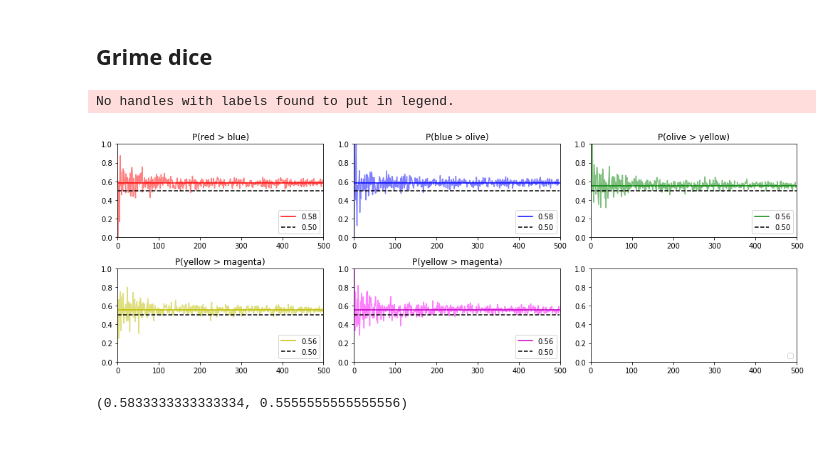
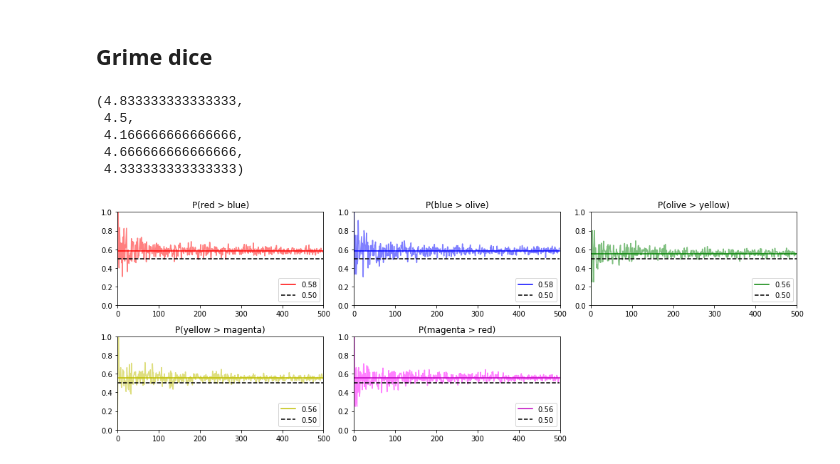
Before and after one commit to jsdiazpo/Nontransitive-Dice, a Jupyter notebook: Nontransitive-dice.ipynb, the cells around one changed output. Cells and saved outputs as stored; diff of their text form; code cells hidden in the pictures.

```diff
--- a/Nontransitive-dice.ipynb
+++ b/Nontransitive-dice.ipynb
@@ -111,6 +111,23 @@ die_blue = {1: 2, 2: 2, 3: 2, 4: 7, 5: 7, 6: 7}
 die_olive = {1: 0, 2: 5, 3: 5, 4: 5, 5: 5, 6: 5}
 die_yellow = {1: 3, 2: 3, 3: 3, 4: 3, 5: 8, 6: 8}
 die_magenta = {1: 1, 2: 1, 3: 6, 4: 6, 5: 6, 6: 6}
+# %%
+mu_r, mu_b, mu_o, mu_y, mu_m = 0, 0, 0, 0, 0
+for (v_r, v_b, v_o, v_y, v_m) in zip(die_red.values(), die_blue.values(),
+                                     die_olive.values(), die_yellow.values(),
+                                     die_magenta.values()):
+    mu_r += 1/6 * v_r
+    mu_b += 1/6 * v_b
+    mu_o += 1/6 * v_o
+    mu_y += 1/6 * v_y
+    mu_m += 1/6 * v_m
+mu_r, mu_b, mu_o, mu_y, mu_m
+# %% [output]
+(4.833333333333333,
+ 4.5,
+ 4.166666666666666,
+ 4.666666666666666,
+ 4.333333333333333)
 # %%
 rb_lst, bo_lst, oy_lst, ym_lst, mr_lst = [], [], [], [], []
 num_rolls_max = 500
@@ -139,40 +156,37 @@ fig.set_size_inches(14, 5)
 ax[0,0].plot(rb_lst, 'r', alpha=.5)
 ax[0,0].plot([7/12]*num_rolls_max, 'r-', label='0.58')
 ax[0,0].plot([.5]*num_rolls_max, 'k--', label='0.50')
 ax[0,0].set_title('P(red > blue)')
 
 ax[0,1].plot(bo_lst, 'b', alpha=.5)
 ax[0,1].plot([7/12]*num_rolls_max, 'b-', label='0.58')
 ax[0,1].plot([.5]*num_rolls_max, 'k--', label='0.50')
 ax[0,1].set_title('P(blue > olive)')
 
 ax[0,2].plot(oy_lst, 'g', alpha=.5)
 ax[0,2].plot([5/9]*num_rolls_max, 'g-', label='0.56')
 ax[0,2].plot([.5]*num_rolls_max, 'k--', label='0.50')
 ax[0,2].set_title('P(olive > yellow)')
 
 ax[1,0].plot(ym_lst, 'y', alpha=.5)
 ax[1,0].plot([5/9]*num_rolls_max, 'y-', label='0.56')
 ax[1,0].plot([.5]*num_rolls_max, 'k--', label='0.50')
 ax[1,0].set_title('P(yellow > magenta)')
 
 ax[1,1].plot(mr_lst, 'magenta', alpha=.5)
 ax[1,1].plot([5/9]*num_rolls_max, 'm-', label='0.56')
 ax[1,1].plot([.5]*num_rolls_max, 'k--', label='0.50')
-ax[1,1].set_title('P(yellow > magenta)')
+ax[1,1].set_title('P(magenta > red)')
 
 for idx in range(3):
     ax[0,idx].set_xlim([0, num_rolls_max])
     ax[0,idx].set_ylim([0, 1]);
     ax[0,idx].legend(loc='lower right')
     ax[1,idx].set_xlim([0, num_rolls_max])
-    ax[1,idx].set_ylim([0, 1]);
-    ax[1,idx].legend(loc='lower right')
-plt.tight_layout();
+    ax[1,idx].set_ylim([0, 1])
+    if idx != 2:
+        ax[1,idx].legend(loc='lower right')
+plt.tight_layout()
+fig.delaxes(ax[1, 2]);
 # %% [output]
-No handles with labels found to put in legend.
-[figure, old version]
+[figure, new version]
-# %%
-7/12, 5/9
-# %% [output]
-(0.5833333333333334, 0.5555555555555556)
```
Also changed, not shown: parts of 1 cell of this notebook.
